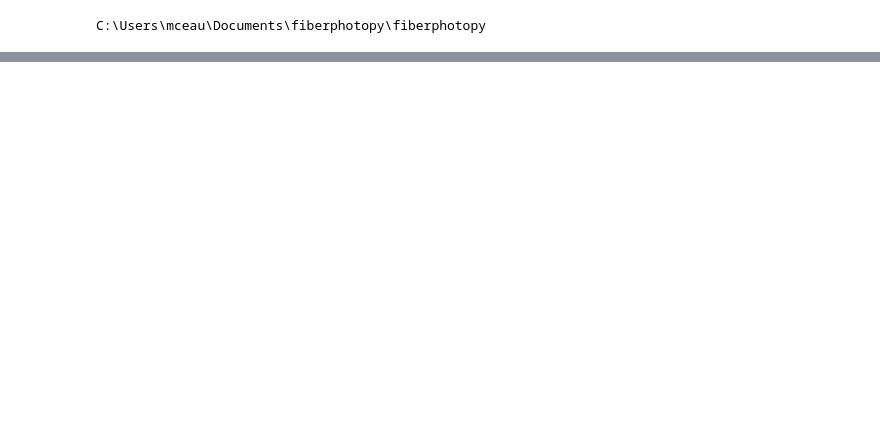
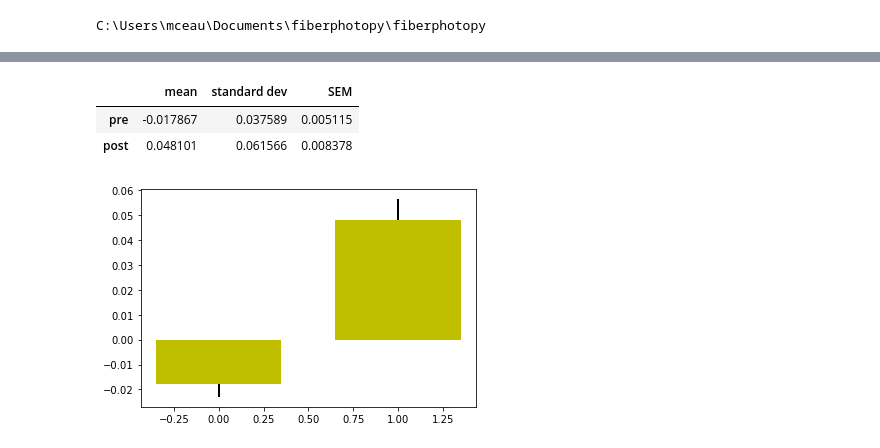
Before and after one commit to matias-ceau/pyfiber, a Jupyter notebook: dev/FIBER.ipynb, the cells around one changed output, grey strips where cells are left out. Cells and saved outputs as stored; diff of their text form; code cells hidden in the pictures; blank space fills up the shorter version.

```diff
--- a/dev/FIBER.ipynb
+++ b/dev/FIBER.ipynb
@@ -736,0 +113,7 @@ plt.yscale('log')
+# %%
+plot_things(np.array(analysis.preAUC),np.array(analysis.postAUC))
+# %% [output]
+|  | mean | standard dev | SEM |
+| pre | -0.017867 | 0.037589 | 0.005115 |
+| post | 0.048101 | 0.061566 | 0.008378 |
+[figure, added]
```
Also changed, not shown: parts of 92 cells of this notebook, 21 other files.
